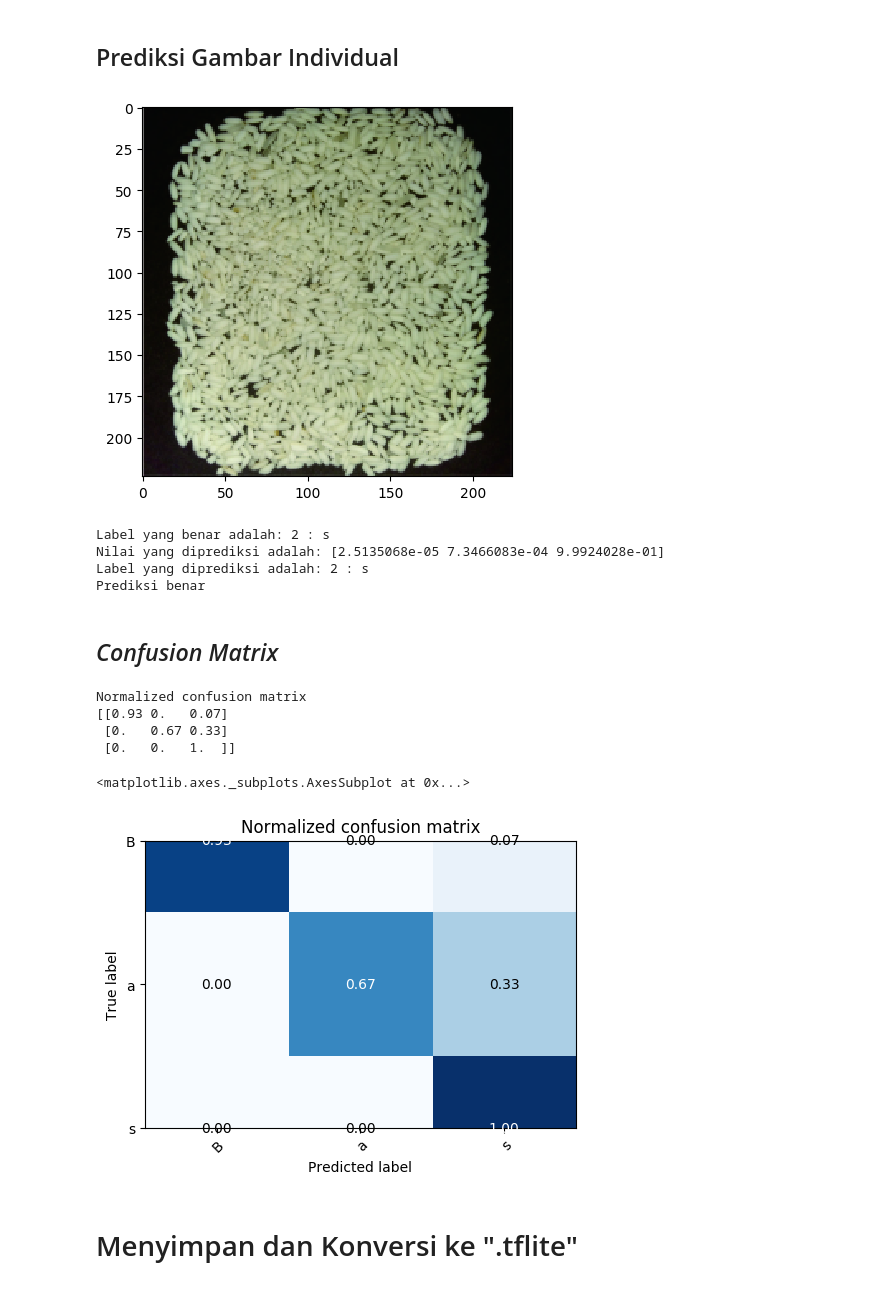
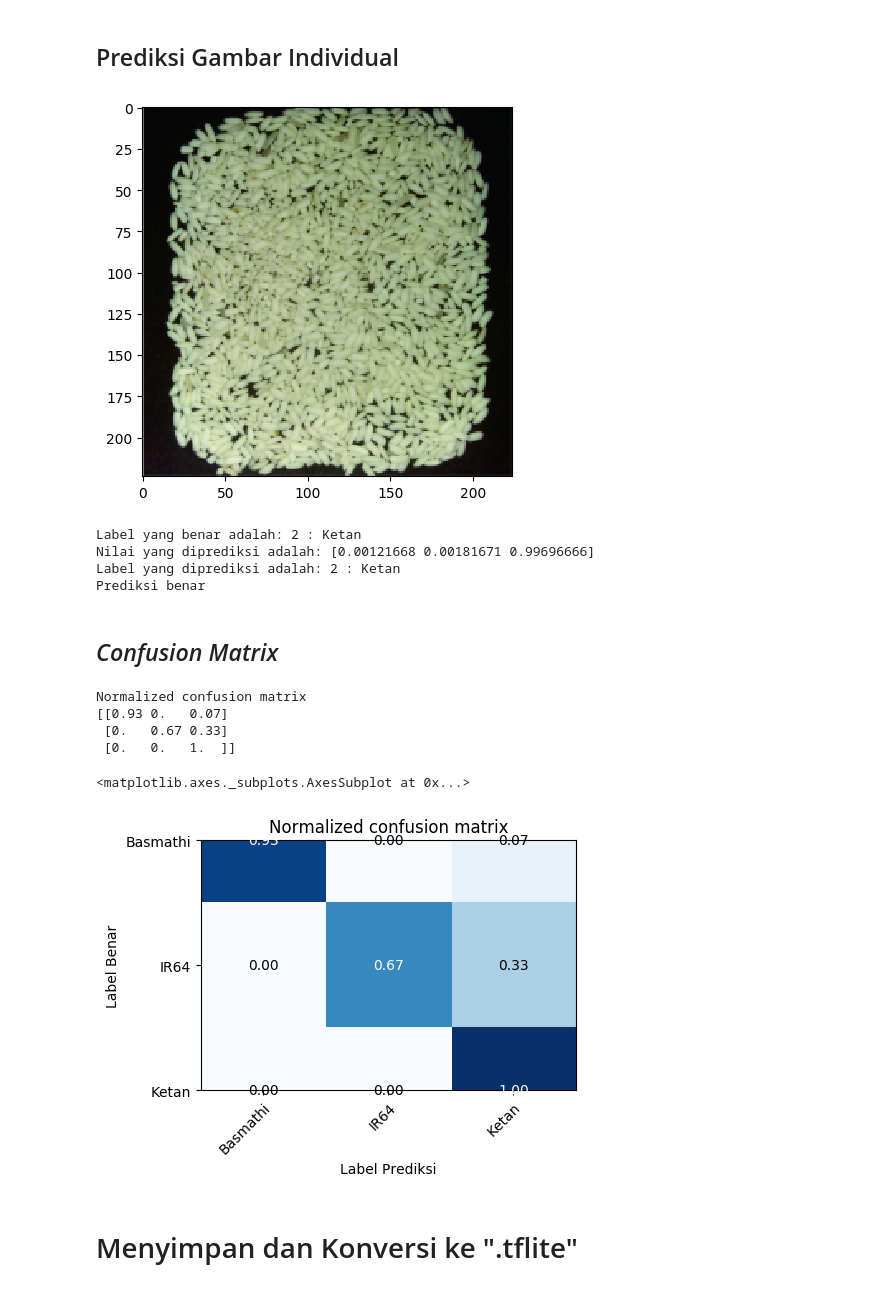
Before and after one commit to Soedirman-Machine-Learning/rice-varieties-classification, a Jupyter notebook: Klasifikasi Jenis Beras MobileNet.ipynb, the cells around one changed output. Drawn from its saved outputs; the diff is of its cells as text; code cells hidden in the pictures.

```diff
--- a/Klasifikasi Jenis Beras MobileNet.ipynb
+++ b/Klasifikasi Jenis Beras MobileNet.ipynb
@@ -146,10 +146,10 @@ Bentuk array dari dataset test (pengujian) adalah: (45, 224, 224, 3) (45,)
 # %%
 print (train_generator.class_indices)
 
-labels = '\n'.join(sorted(train_generator.class_indices.keys()))
+labels_txt = '\n'.join(sorted(train_generator.class_indices.keys()))
 
 with open('labels.txt', 'w') as f:
-  f.write(labels)
+  f.write(labels_txt)
 # %% [output]
 {'Basmathi': 0, 'IR64': 1, 'Ketan': 2}
 # %%
@@ -381,9 +367,9 @@ else:
     print("Prediksi salah")
 # %% [output]
 [figure]
-Label yang benar adalah: 2 : s
-Nilai yang diprediksi adalah: [2.5135068e-05 7.3466083e-04 9.9924028e-01]
-Label yang diprediksi adalah: 2 : s
+Label yang benar adalah: 2 : Ketan
+Nilai yang diprediksi adalah: [0.00121668 0.00181671 0.99696666]
+Label yang diprediksi adalah: 2 : Ketan
 Prediksi benar
 # %% [markdown]
 ## *Confusion Matrix*
@@ -426,36 +412,36 @@ def plot_confusion_matrix(y_true, y_pred, classes,
            # ... and label them with the respective list entries
            xticklabels=classes, yticklabels=classes,
            title=title,
-           ylabel='True label',
-           xlabel='Predicted label')
+           ylabel='Label Benar',
+           xlabel='Label Prediksi')
 
     # Rotate the tick labels and set their alignment.
     plt.setp(ax.get_xticklabels(), rotation=45, ha="right",
              rotation_mode="anchor")
 
     # Loop over data dimensions and create text annotations.
     fmt = '.2f' if normalize else 'd'
     thresh = cm.max() / 2.
     for i in range(cm.shape[0]):
         for j in range(cm.shape[1]):
             ax.text(j, i, format(cm[i, j], fmt),
                     ha="center", va="center",
                     color="white" if cm[i, j] > thresh else "black")
     fig.tight_layout()
     return ax
 
 
 np.set_printoptions(precision=2)
 
 plot_confusion_matrix(y_true, y_pred, classes=labels, normalize=True,
                       title='Normalized confusion matrix')
 # %% [output]
 Normalized confusion matrix
 [[0.93 0.   0.07]
  [0.   0.67 0.33]
  [0.   0.   1.  ]]
 <matplotlib.axes._subplots.AxesSubplot at 0x...>
-[figure, old version]
+[figure, new version]
 # %% [markdown]
 # Menyimpan dan Konversi ke ".tflite"
 # %% [markdown]
```
Also changed, not shown: parts of 6 cells of this notebook.
